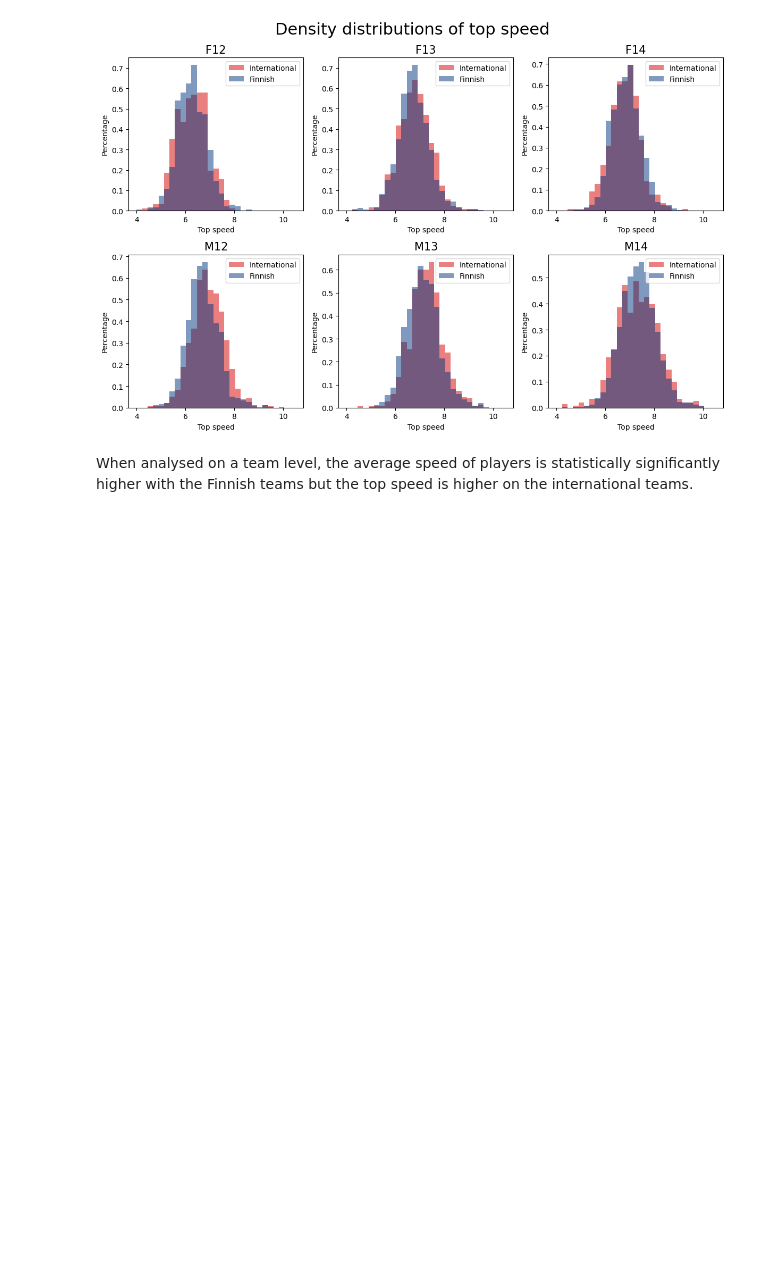
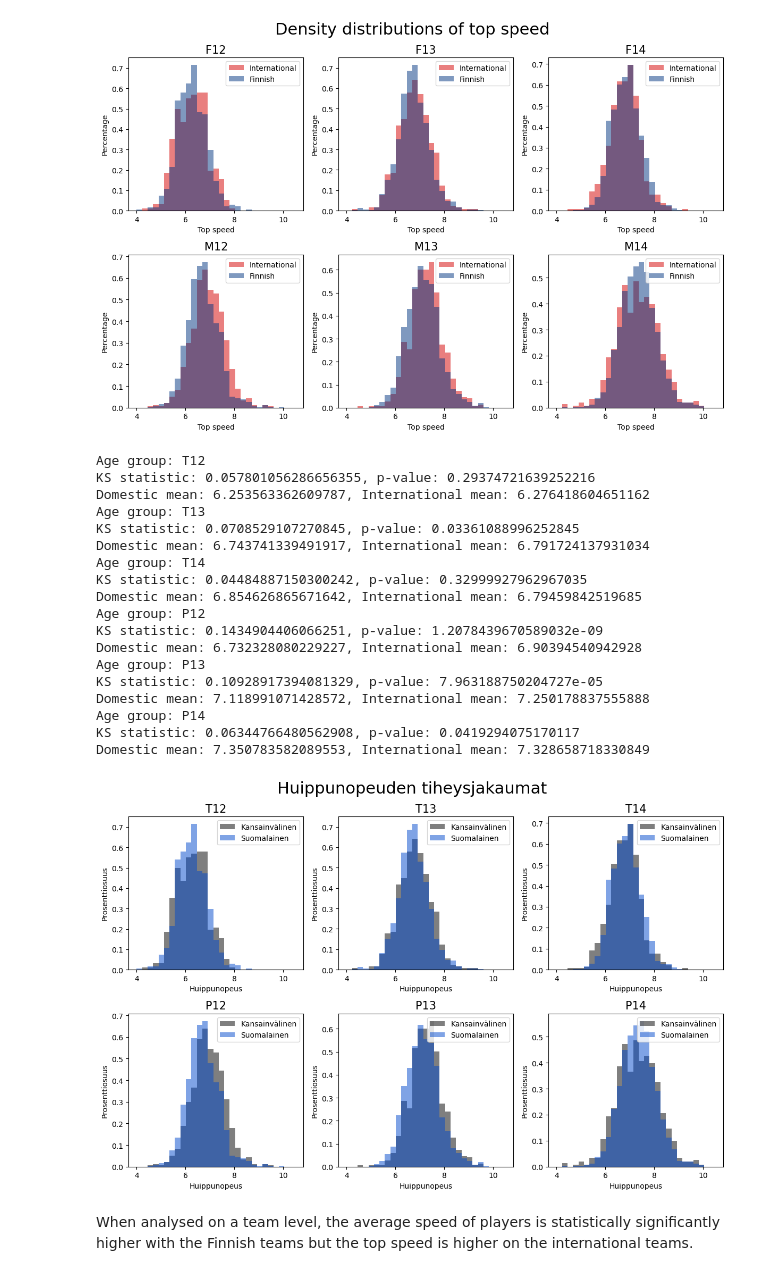
Before and after one commit to konstanyman/thesis_analysis, a Jupyter notebook: processing/intensity.ipynb, the cells around one changed output. Saved outputs shown, nothing was run; the diff lists cells and outputs as text; code cells hidden in the pictures; blank space fills up the shorter version.

```diff
--- a/processing/intensity.ipynb
+++ b/processing/intensity.ipynb
@@ -299,6 +369,76 @@ Age group: M14
 KS statistic: 0.06344766480562908, p-value: 0.0419294075170117
 Domestic mean: 7.350783582089553, International mean: 7.328658718330849
 [figure]
+# %%
+# create a distribution plot for the average speed
+fig, axes = plt.subplots(2, 3, figsize=(12, 8))
+axes = axes.flatten()
+
+# Define colors
+colors = ["#0048CC", '#000000']
+
+df_grouped = df.groupby('age')
+
+for i, (group_name, df_group) in enumerate(df_grouped):
+    group_name = ['T12', 'T13', 'T14', 'P12', 'P13', 'P14'][i]
+    top_speed_dom = df_group.loc[df_group['team_int'] == 0, 'top_speed']
+    top_speed_int = df_group.loc[df_group['team_int'] == 1, 'top_speed']
+
+    ax = axes[i]
+
+    # Remove NaN values for KS test
+    top_speed_dom = top_speed_dom.dropna()
+    top_speed_int = top_speed_int.dropna()
+
+    ks_stat, p = ks_2samp(top_speed_dom, top_speed_int)
+    print(f"Age group: {group_name}")
+    print(f"KS statistic: {ks_stat}, p-value: {p}")
+    print(f"Domestic mean: {top_speed_dom.mean()}, International mean: {top_speed_int.mean()}")
+
+    # Plot first histogram (overlap=True)
+
+    ax.hist(top_speed_int,
+        alpha=0.5,
+        label='Kansainvälinen',
+        bins=np.linspace(4, 10.5, 30),
+        color=colors[1],
+        density=True)
+
+    ax.hist(top_speed_dom,
+        alpha=0.5,
+        label='Suomalainen',
+        bins=np.linspace(4, 10.5, 30),
+        color=colors[0],
+        density=True)
+
+    ax.set_xlabel('Huippunopeus', fontsize=10)
+    ax.set_ylabel('Prosenttiosuus', fontsize=10)
+    ax.set_title(f'{group_name}', fontsize=15)
+    ax.legend(loc='upper right')
+
+plt.suptitle("Huippunopeuden tiheysjakaumat", fontsize=22)
+plt.tight_layout()
+plt.show()
+# %% [output]
+Age group: T12
+KS statistic: 0.057801056286656355, p-value: 0.29374721639252216
+Domestic mean: 6.253563362609787, International mean: 6.276418604651162
+Age group: T13
+KS statistic: 0.0708529107270845, p-value: 0.03361088996252845
+Domestic mean: 6.743741339491917, International mean: 6.791724137931034
+Age group: T14
+KS statistic: 0.04484887150300242, p-value: 0.32999927962967035
+Domestic mean: 6.854626865671642, International mean: 6.79459842519685
+Age group: P12
+KS statistic: 0.1434904406066251, p-value: 1.2078439670589032e-09
+Domestic mean: 6.732328080229227, International mean: 6.90394540942928
+Age group: P13
+KS statistic: 0.10928917394081329, p-value: 7.963188750204727e-05
+Domestic mean: 7.118991071428572, International mean: 7.250178837555888
+Age group: P14
+KS statistic: 0.06344766480562908, p-value: 0.0419294075170117
+Domestic mean: 7.350783582089553, International mean: 7.328658718330849
+[figure, added]
 # %% [markdown]
 When analysed on a team level, the average speed of players is statistically significantly higher with the Finnish teams but the top speed is higher on the international teams.
 # %% [markdown]
```
Also changed, not shown: parts of 1 cell of this notebook, 1 other file.
